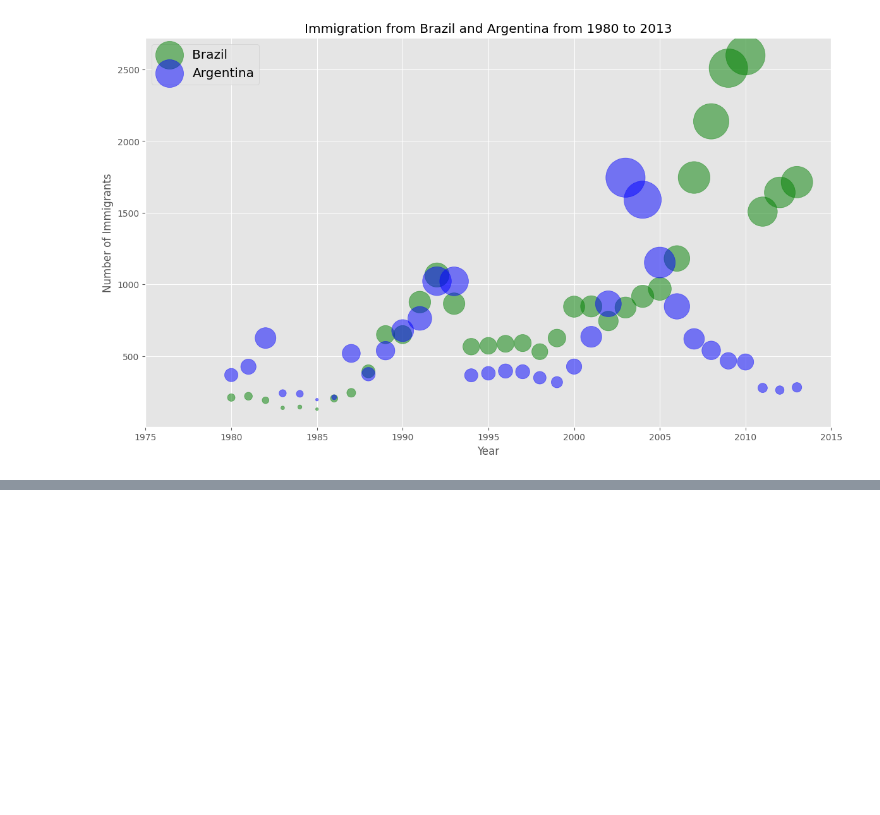
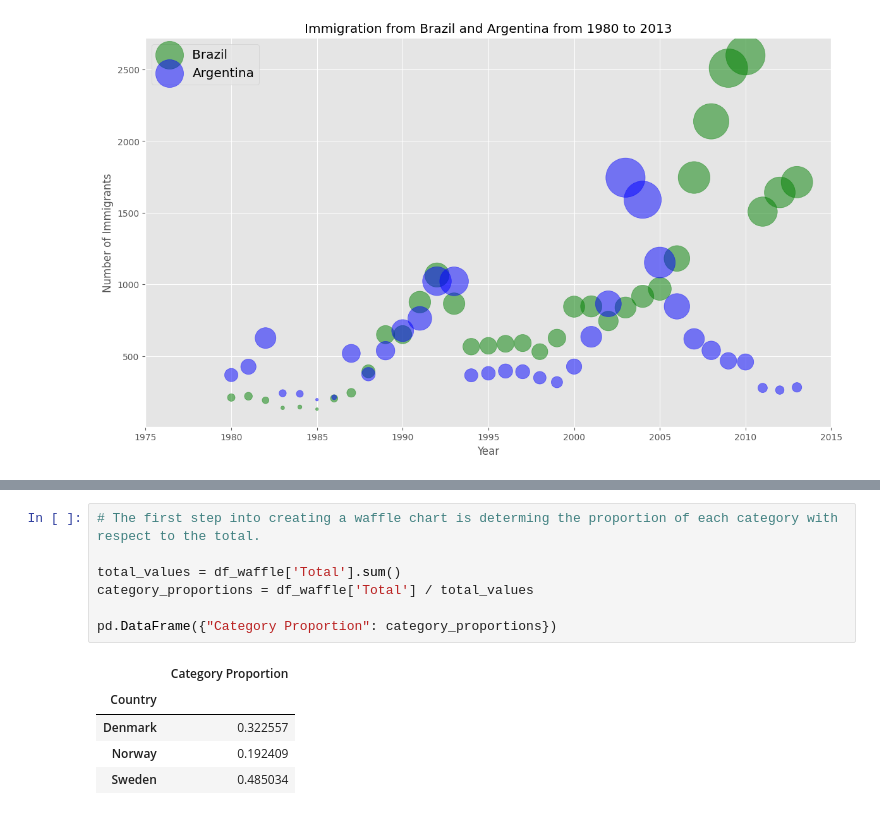
Before and after one commit to Divya13-lab/Git_Projects, a Jupyter notebook: Visualization.ipynb, the cells around one changed output, grey strips where cells are left out. Drawn from its saved outputs; the diff is of its cells as text; blank space fills up the shorter version.

```diff
--- a/Visualization.ipynb
+++ b/Visualization.ipynb
@@ -554,0 +590,13 @@ ax0.legend(['Brazil', 'Argentina'], loc='upper left', fontsize='x-large')
+# %%
+# The first step into creating a waffle chart is determing the proportion of each category with respect to the total.
+
+total_values = df_waffle['Total'].sum()
+category_proportions = df_waffle['Total'] / total_values
+
+pd.DataFrame({"Category Proportion": category_proportions})
+# %% [output]
+|  | Category Proportion |
+| Country |  |
+| Denmark | 0.322557 |
+| Norway | 0.192409 |
+| Sweden | 0.485034 |
```
Also changed, not shown: parts of 10 cells of this notebook.
